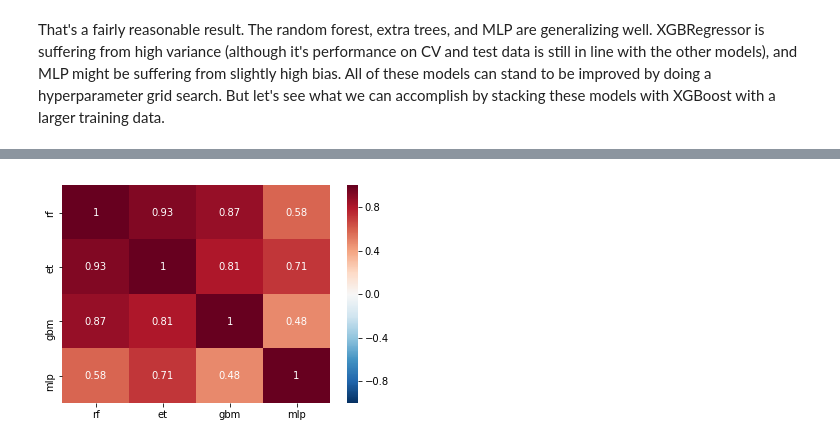
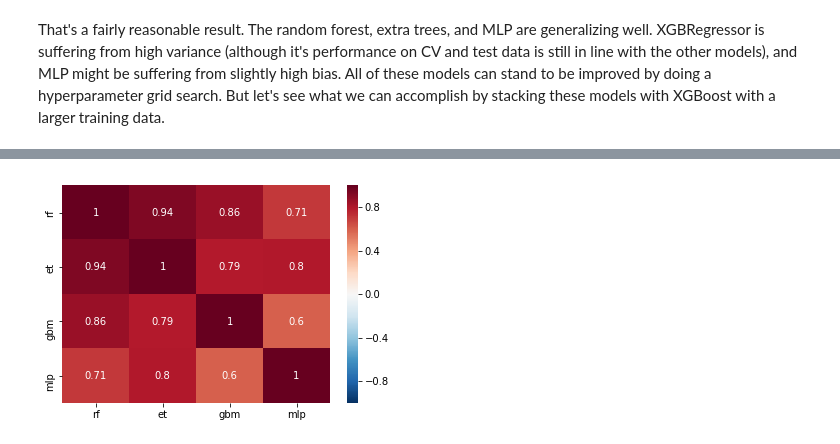
Before and after one commit to dbz10/NHL-Player-Awards, a Jupyter notebook: NHL MVP prediction.ipynb, the cells around one changed output, grey strips where cells are left out. Saved outputs shown, nothing was run; the diff lists cells and outputs as text; code cells hidden in the pictures.

```diff
--- a/NHL MVP prediction.ipynb
+++ b/NHL MVP prediction.ipynb
@@ -391,7 +395,7 @@ gb_params = {
 
 
 mlp_params = {
-    'hidden_layer_sizes': (4,4,2),
+    'hidden_layer_sizes': (4,4,4),
     'alpha': 0.2
 }
 
@@ -580,7 +609,7 @@ def get_base_predictions(clf):
 # %%
 kf = KFold(n_splits=nfolds,shuffle=True)
 # %%
-def get_oof_predictions(clf):
+def get_oof_predictions(clf,X_train,y_train,X_test):
     infold_train = np.zeros((ntrain,))
     infold_train_byfold = np.zeros((nfolds,ntrain))
     oof_train = np.zeros((ntrain,))
@@ -609,12 +638,10 @@ def get_oof_predictions(clf):
     # actually only have nfolds-1 predictions for a given fold
 
     return infold_train.reshape(-1,1), oof_train.reshape(-1,1), oof_test.reshape(-1,1)
-
-
-# seems to be working
 # %%
 for clf in [forest, et, gbm, mlp]:
-    print("Train error of %s: %.2f" % (clf,mean_absolute_error(get_oof_predictions(clf)[0],y_train)))
-    print("OOF (CV) error of %s: %.2f" % (clf,mean_absolute_error(get_oof_predictions(clf)[1],y_train)))
-    print("Test error of %s: %.2f \n" % (clf,mean_absolute_error(get_oof_predictions(clf)[2],y_test)))
+    oof = get_oof_predictions(clf,X_train,y_train,X_test)
+    print("Train error of %s: %.2f" % (clf,mean_absolute_error(oof[0],y_train)))
+    print("OOF (CV) error of %s: %.2f" % (clf,mean_absolute_error(oof[1],y_train)))
+    print("Test error of %s: %.2f \n" % (clf,mean_absolute_error(oof[2],y_test)))
 # %% [output]
@@ -639,7 +666,7 @@ That's a fairly reasonable result. The random forest, extra trees, and MLP are g
 meta_train = pd.DataFrame()
 meta_test = pd.DataFrame()
 for (name,clf) in [("rf",forest), ("et",et), ("gbm",gbm), ("mlp",mlp)]:
-    infold_train, oof_train, oof_test = get_oof_predictions(clf)
+    infold_train, oof_train, oof_test = get_oof_predictions(clf,X_train,y_train,X_test)
     meta_train[name] = np.squeeze(oof_train)
     meta_test[name] = get_base_predictions(clf)
 # %%
@@ -655,10 +682,10 @@ pd.concat([meta_train,y_train.reset_index(drop=True)],axis=1).head(5)
 # %%
 # correlation of base models
 plt.figure()
-z = meta.corr()
+z = meta_train.corr()
 sns.heatmap(z,annot=True,cmap="RdBu_r",vmin=-1,vmax=1);
 # %% [output]
-[figure, old version]
+[figure, new version]
 # %%
 # now train the stack, again using kfold with the same folds for cross validation
 # perhaps it would be a better idea to use the base version of XGBRegressor provided
```
Also changed, not shown: parts of 21 cells of this notebook.
